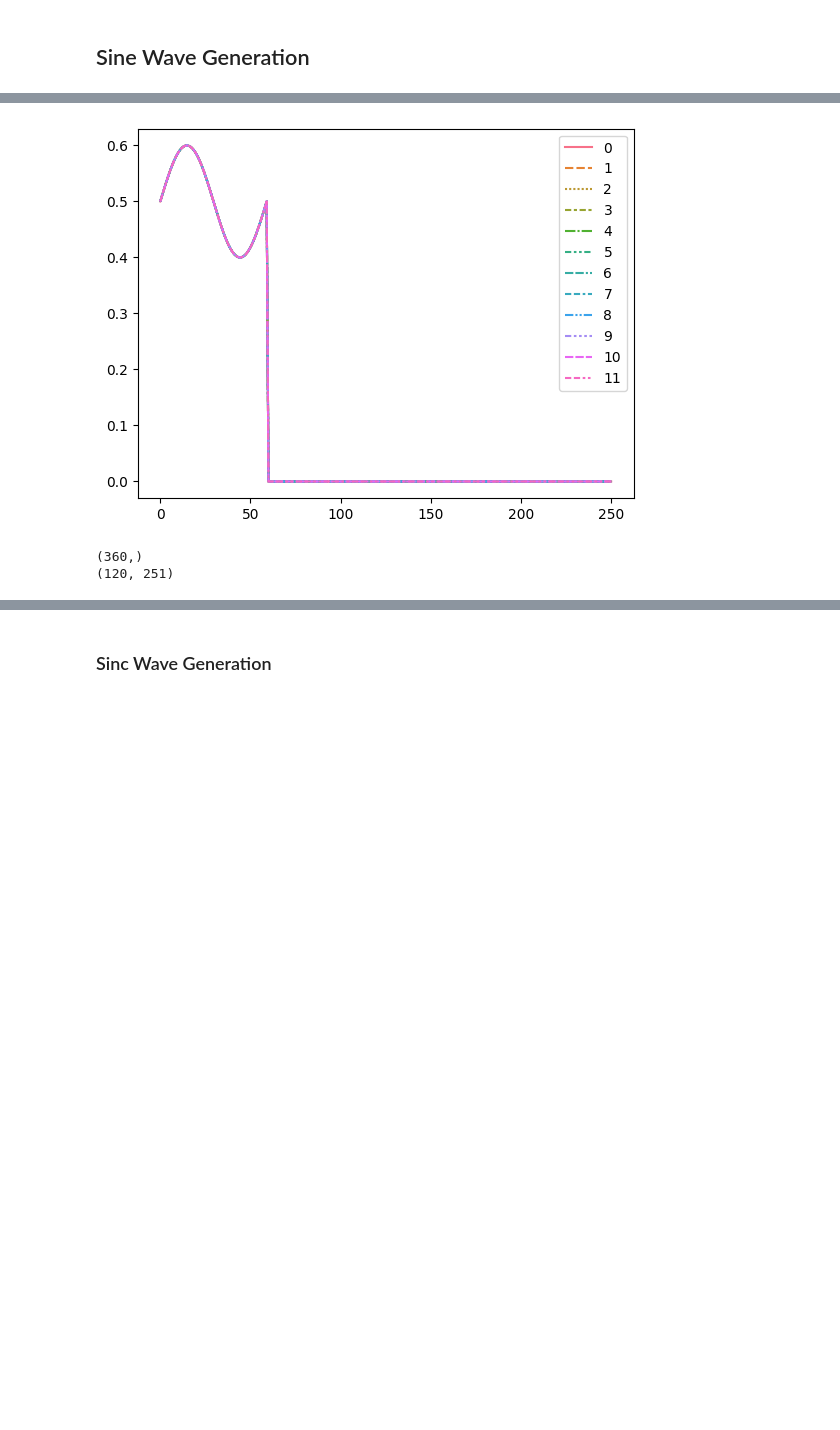
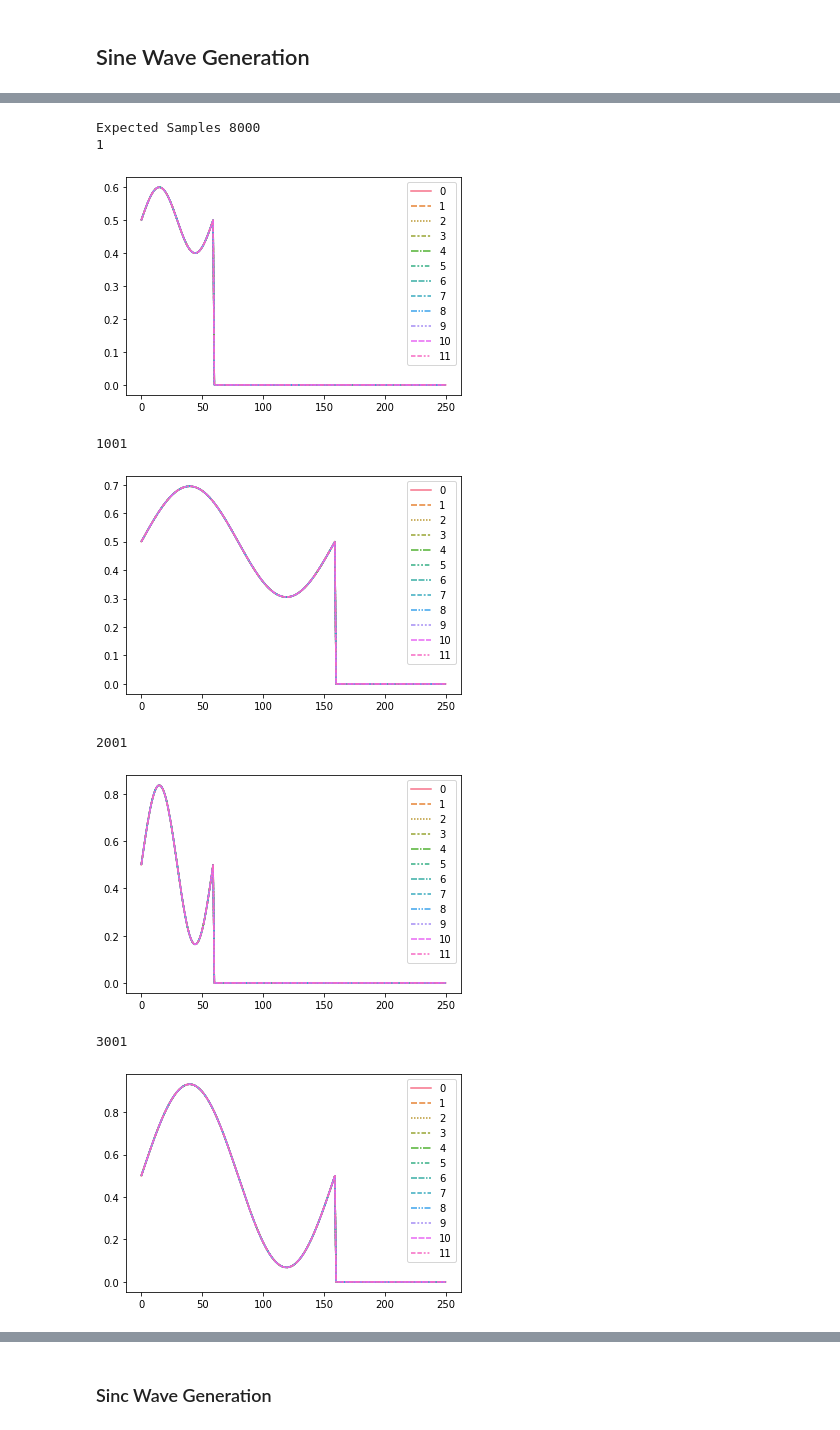
Before and after one commit to ncallahanml/sine_wave_regression, a Jupyter notebook: SineWaveRegression.ipynb, the cells around one changed output, grey strips where cells are left out. Cells and saved outputs as stored; diff of their text form; code cells hidden in the pictures; blank space fills up the shorter version.

```diff
--- a/SineWaveRegression.ipynb
+++ b/SineWaveRegression.ipynb
@@ -45,7 +45,9 @@ NOISE_SAMPLES = 12
 ## Sine Wave Generation
 # %%
 def base_wave(n_periods=1, phase_angle=0, arr_len=100):
-    return np.sin(np.linspace(phase_angle,n_periods*np.pi*2+phase_angle,arr_len))
+    assert isinstance(arr_len, int) and arr_len > 0, f'{arr_len} not a valid integer size'
+    x_radians = np.linspace(phase_angle,n_periods*np.pi*2+phase_angle,arr_len)
+    return np.sin(x_radians)
 
 def bias_amplitude(arr, amplitude=.5, bias=.5):
     if amplitude != 1:
@@ -64,7 +66,7 @@ def pixel_wave(pixel_period, amplitude, bias, prepend=True, **base_kwargs):
     arr_len = base_kwargs['arr_len']
     if 0 < pixel_period < 1:
         pixel_period = int(pixel_period * len(arr_len))
-    base_kwargs['arr_len'] = pixel_period
+    base_kwargs['arr_len'] = int(pixel_period)
     wave = base_wave(**base_kwargs)
     wave = bias_amplitude(wave, amplitude=amplitude, bias=bias)
     zero_arr = np.zeros(arr_len-pixel_period)
@@ -82,41 +84,51 @@ plt.show()
 [figure]
 # %%
 ARG_STEPS = 20
-amplitudes = np.arange(.1,1,ARG_STEPS)
-pixel_periods = np.arange(60,SINE_LEN,ARG_STEPS)
-phase_angles = np.arange(0,np.pi,ARG_STEPS)
+amplitudes = np.linspace(.1,1,ARG_STEPS)
+pixel_periods = np.linspace(60,SINE_LEN,ARG_STEPS).astype(int)
+phase_angles = np.linspace(0,np.pi,ARG_STEPS)
+
+print('Expected Samples', len(amplitudes)*len(pixel_periods)*len(phase_angles))
 
 y_list = list()
 X_list = list()
 for i, args in enumerate(itertools.product(amplitudes, pixel_periods, phase_angles)):
-    y_list.append(np.repeat(args, NOISE_SAMPLES))
+    print(i+1, end='\r')
+    y_list.append(np.repeat([args], NOISE_SAMPLES, axis=0))
     amplitude, pixel_period, phase_angle = args
     X_list.append(
         np.vstack(
             [
-                pixel_wave(
-                    pixel_period,
-                    amplitude,
-                    .5,
-                    prepend=False,
-                    n_periods=1,
-                    phase_angle=phase_angle,
-                    arr_len=SINE_LEN
-                )
+
+                    pixel_wave(
+                        pixel_period,
+                        amplitude,
+                        .5,
+                        prepend=False,
+                        n_periods=1,
+                        phase_angle=phase_angle,
+                        arr_len=SINE_LEN
+                    )
                 for _
                 in range(NOISE_SAMPLES)
             ]
         )
     )
     if i % 1000 == 0:
         sns.lineplot(data=X_list[-1].transpose())
         plt.show()
 
 y_train = np.concatenate(y_list, axis=0)
 print(y_train.shape)
 X_train = np.concatenate(X_list, axis=0)
 print(X_train.shape)
 # %% [output]
+Expected Samples 8000
+1
-[figure, old version]
+[figure, new version]
-(360,)
-(120, 251)
+1001
+[figure, added]
+2001
+[figure, added]
+3001
+[figure, added]
```
Also changed, not shown: parts of 1 cell of this notebook, 1 other file.
